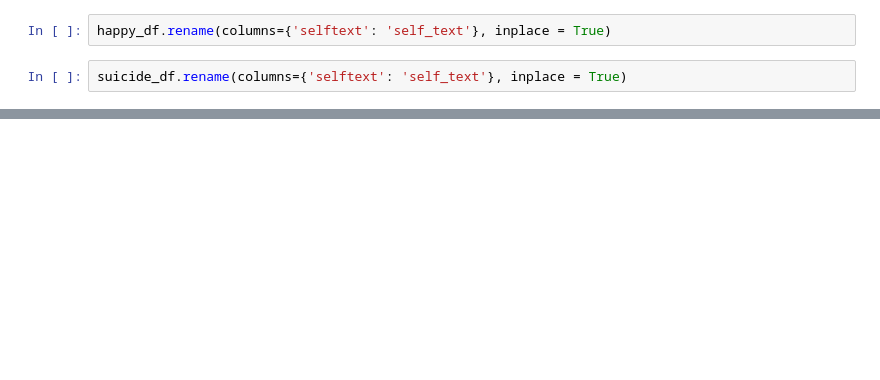
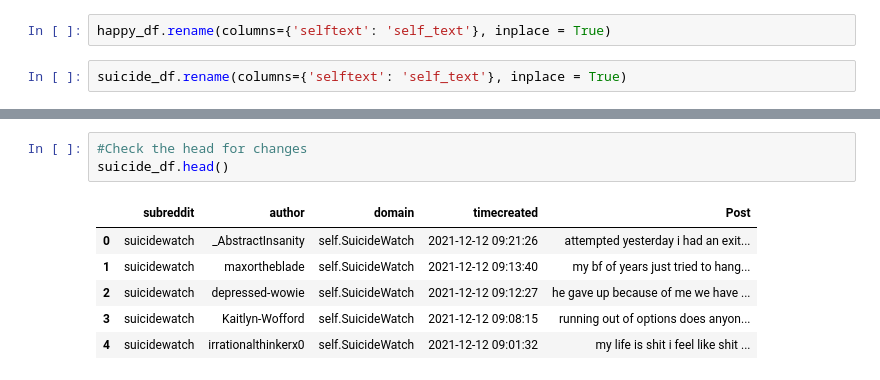
Before and after one commit to martinberberi/Mental-Health-Risk-Assessment, a Jupyter notebook: Code/EDA_Cleaning.ipynb, the cells around one changed output, grey strips where cells are left out. Cells and saved outputs as stored; diff of their text form; blank space fills up the shorter version.

```diff
--- a/Code/EDA_Cleaning.ipynb
+++ b/Code/EDA_Cleaning.ipynb
@@ -130,0 +201,10 @@ happy_df.shape
+# %%
+#Check the head for changes
+suicide_df.head()
+# %% [output]
+|  | subreddit | author | domain | timecreated | Post |
+| 0 | suicidewatch | _AbstractInsanity | self.SuicideWatch | 2021-12-12 09:21:26 | attempted yesterday i had an exit... |
+| 1 | suicidewatch | maxortheblade | self.SuicideWatch | 2021-12-12 09:13:40 | my bf of years just tried to hang... |
+| 2 | suicidewatch | depressed-wowie | self.SuicideWatch | 2021-12-12 09:12:27 | he gave up because of me we have ... |
+| 3 | suicidewatch | Kaitlyn-Wofford | self.SuicideWatch | 2021-12-12 09:08:15 | running out of options does anyon... |
+| 4 | suicidewatch | irrationalthinkerx0 | self.SuicideWatch | 2021-12-12 09:01:32 | my life is shit i feel like shit ... |
```
Also changed, not shown: parts of 13 cells of this notebook.
